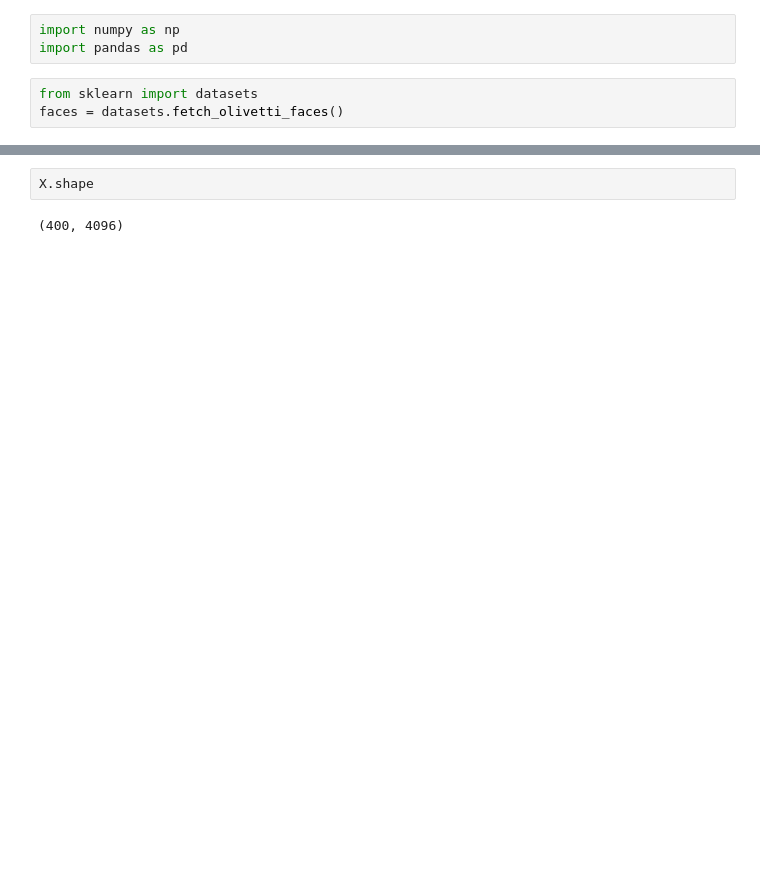
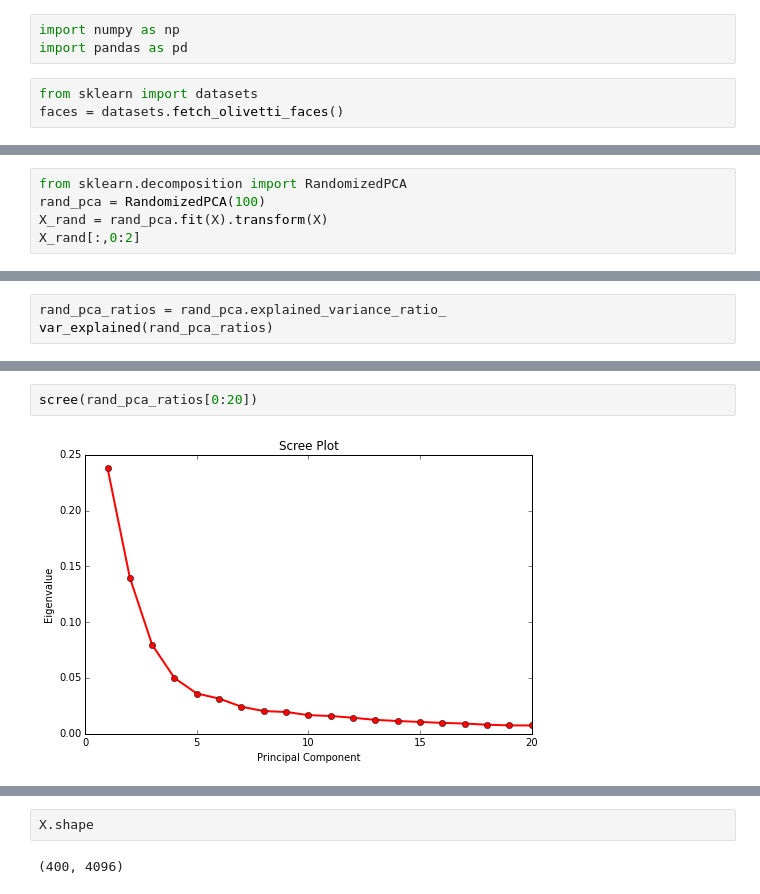
Before and after one commit to mattlichti/gen_assembly, a Jupyter notebook: Homework/HW4/Matt_Lab4.ipynb, the cells around one changed output, grey strips where cells are left out. Drawn from its saved outputs; the diff is of its cells as text; blank space fills up the shorter version.

```diff
--- a/Homework/HW4/Matt_Lab4.ipynb
+++ b/Homework/HW4/Matt_Lab4.ipynb
@@ -10,0 +113,5 @@ y=faces['target']
+# %%
+from sklearn.decomposition import RandomizedPCA
+rand_pca = RandomizedPCA(100)
+X_rand = rand_pca.fit(X).transform(X)
+X_rand[:,0:2]
@@ -10,0 +136,3 @@ y=faces['target']
+# %%
+rand_pca_ratios = rand_pca.explained_variance_ratio_
+var_explained(rand_pca_ratios)
@@ -10,0 +157,4 @@ y=faces['target']
+# %%
+scree(rand_pca_ratios[0:20])
+# %% [output]
+[figure, added]
```
Also changed, not shown: parts of 49 cells of this notebook.
